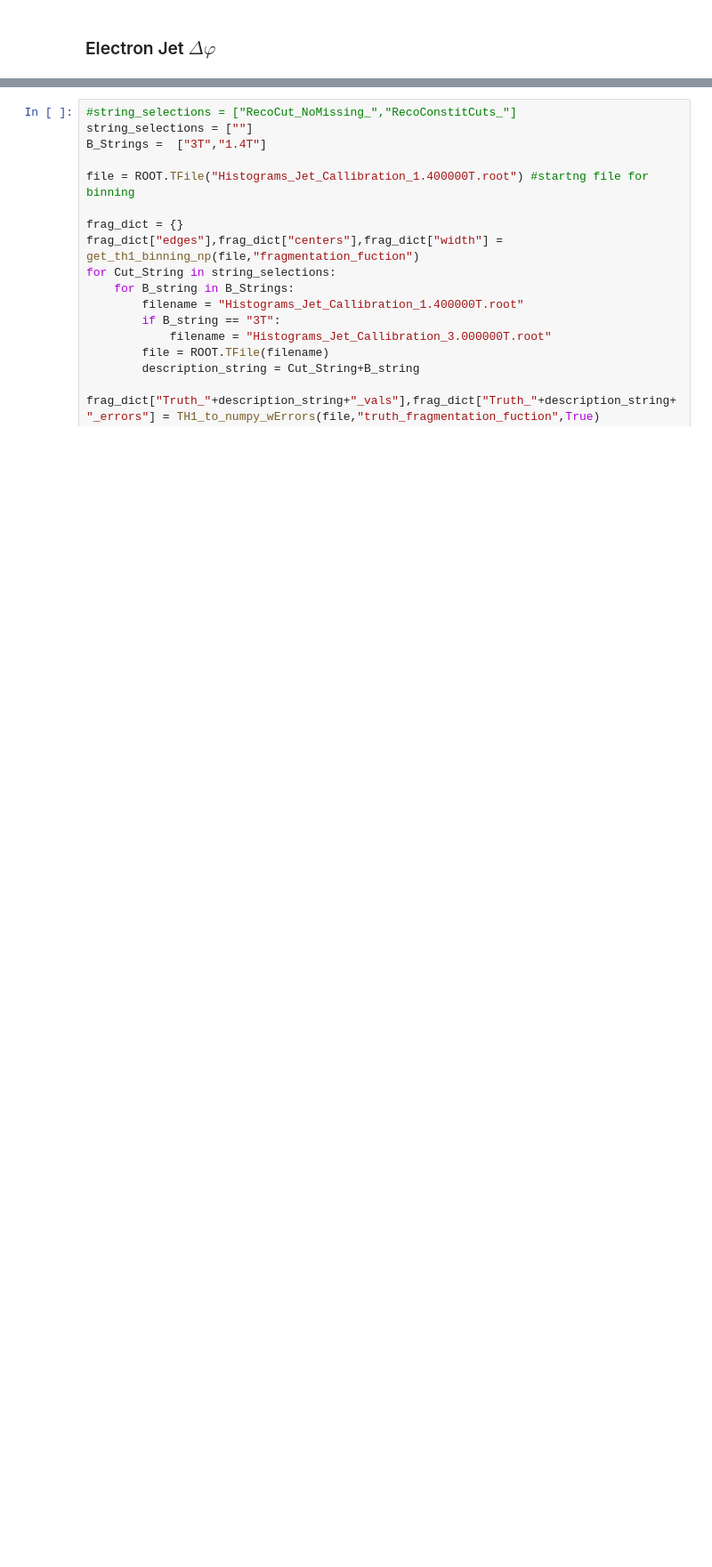
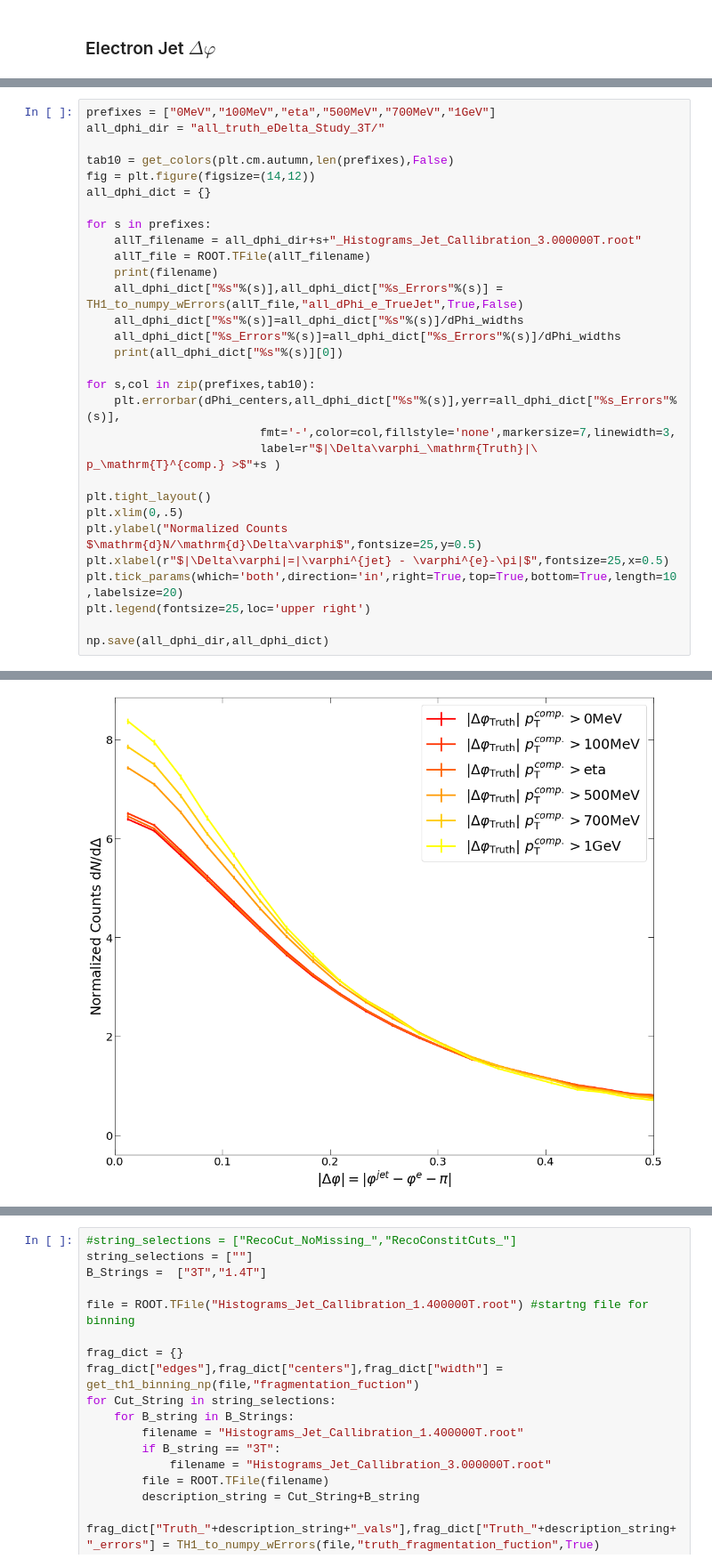
Before and after one commit to ftoralesacosta/Fun4All_analysis, a Jupyter notebook: analysis/notebook/Observables.ipynb, the cells around one changed output, grey strips where cells are left out. Shown: that part at 89% size. Saved outputs shown, nothing was run; the diff lists cells and outputs as text; blank space fills up the shorter version.

```diff
--- a/analysis/notebook/Observables.ipynb
+++ b/analysis/notebook/Observables.ipynb
@@ -153,0 +196,31 @@ Tesla14_TruthdPhi,Tesla14_TruthdPhi_errors = TH1_to_numpy_wErrors(file_14T,"dPhi
+# %%
+prefixes = ["0MeV","100MeV","eta","500MeV","700MeV","1GeV"]
+all_dphi_dir = "all_truth_eDelta_Study_3T/"
+
+tab10 = get_colors(plt.cm.autumn,len(prefixes),False)
+fig = plt.figure(figsize=(14,12))
+all_dphi_dict = {}
+
+for s in prefixes:
+    allT_filename = all_dphi_dir+s+"_Histograms_Jet_Callibration_3.000000T.root"
+    allT_file = ROOT.TFile(allT_filename)
+    print(filename)
+    all_dphi_dict["%s"%(s)],all_dphi_dict["%s_Errors"%(s)] = TH1_to_numpy_wErrors(allT_file,"all_dPhi_e_TrueJet",True,False)
+    all_dphi_dict["%s"%(s)]=all_dphi_dict["%s"%(s)]/dPhi_widths
+    all_dphi_dict["%s_Errors"%(s)]=all_dphi_dict["%s_Errors"%(s)]/dPhi_widths
+    print(all_dphi_dict["%s"%(s)][0])
+
+for s,col in zip(prefixes,tab10):
+    plt.errorbar(dPhi_centers,all_dphi_dict["%s"%(s)],yerr=all_dphi_dict["%s_Errors"%(s)],
+                         fmt='-',color=col,fillstyle='none',markersize=7,linewidth=3,
+                         label=r"$|\Delta\varphi_\mathrm{Truth}|\ p_\mathrm{T}^{comp.} >$"+s )
+
+plt.tight_layout()
+plt.xlim(0,.5)
+plt.ylabel("Normalized Counts $\mathrm{d}N/\mathrm{d}\Delta\varphi$",fontsize=25,y=0.5)
+plt.xlabel(r"$|\Delta\varphi|=|\varphi^{jet} - \varphi^{e}-\pi|$",fontsize=25,x=0.5)
+plt.tick_params(which='both',direction='in',right=True,top=True,bottom=True,length=10,labelsize=20)
+plt.legend(fontsize=25,loc='upper right')
+
+np.save(all_dphi_dir,all_dphi_dict)
+# %% [output]
@@ -153,0 +239 @@ Tesla14_TruthdPhi,Tesla14_TruthdPhi_errors = TH1_to_numpy_wErrors(file_14T,"dPhi
+[figure, added]
```
Also changed, not shown: parts of 45 cells of this notebook, 1 other file.
